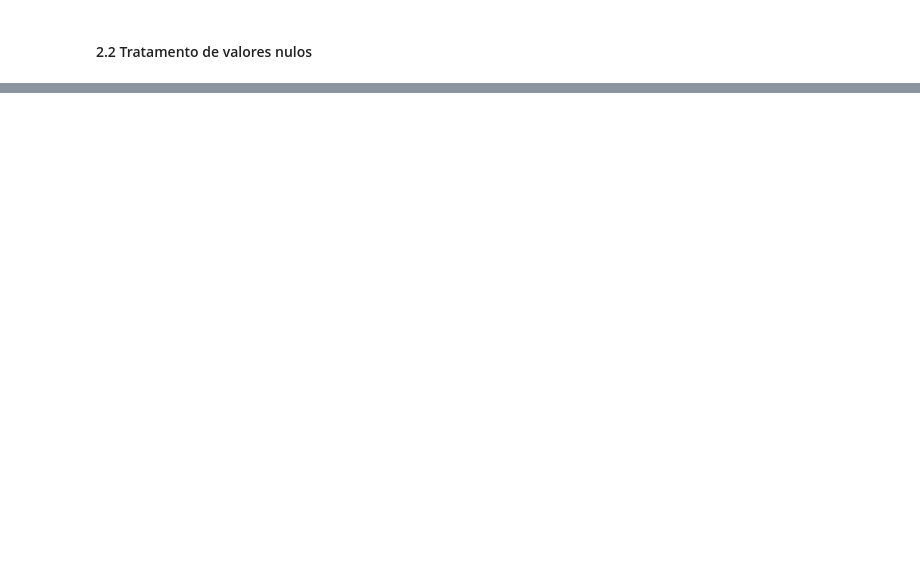
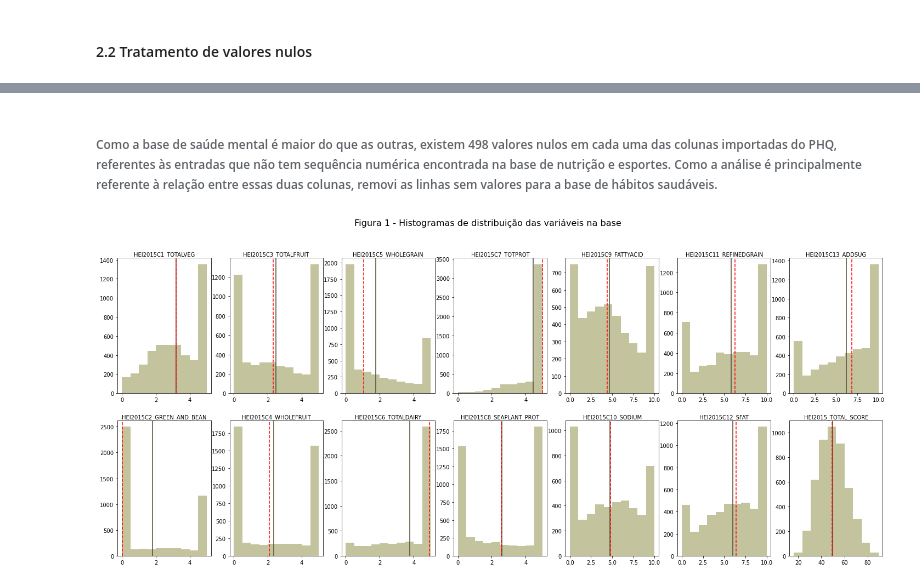
Before and after one commit to LissesCastro/Desafio-Inferencia, a Jupyter notebook: Desafio-Inferencia.ipynb, the cells around one changed output, grey strips where cells are left out. Cells and saved outputs as stored; diff of their text form; code cells hidden in the pictures; blank space fills up the shorter version.

```diff
--- a/Desafio-Inferencia.ipynb
+++ b/Desafio-Inferencia.ipynb
@@ -41,4 +47,4 @@ base_PHQ.shape
 # %%
 #JOIN DAS COLUNAS POR MÉTODO OUTER JOIN, PARA PEGAR AS COLUNAS ÚNICAS DAS DUAS BASES
-base = base_PHQ.merge(base_PAG_HEI, on='SEQN', how='outer')
-base.to_csv('base_agrupada.csv')
+base = base_PHQ.merge(base_PAG_HEI, on='SEQN', how='inner')
+base.to_csv('base_agrupada_inner.csv')
@@ -128,0 +115,7 @@ for item in base.loc[:, 'HEI2015C1_TOTALVEG': 'HEI2015C13_ADDSUG']:
+# %%
+#FALTA, AINDA, CHECAR SE NÃO EXISTEM VALORES ESTRANHOS NOS SCORES DO HEI, NESSE CASO, VERIFICO OS NÚMEROS MÍNIMOS E MÁXIMOS PARA SABER SE NÃO EXISTE NENHUM NÚMERO ESTRANHO ÀS BASES
+
+for col in base.loc[:, 'HEI2015C1_TOTALVEG': 'HEI2015C13_ADDSUG']:
+    min_ = base[col].min()
+    max_ = base[col].max()
+    print(f'Na coluna {base[col].name} o valor mínimo é {min_} e o valor máximo é {max_}')
@@ -130,3 +139,5 @@ for item in base.loc[:, 'HEI2015C1_TOTALVEG': 'HEI2015C13_ADDSUG']:
 #### 2.2 Tratamento de valores nulos
 # %%
 #ENCONTRANDO OS VALORES NULOS DA BASE
+base.isnull().sum()
+base.dropna(axis=0, subset='DPQ010', inplace=True)
@@ -132,0 +162,30 @@ for item in base.loc[:, 'HEI2015C1_TOTALVEG': 'HEI2015C13_ADDSUG']:
+# %% [markdown]
+###### Como a base de saúde mental é maior do que as outras, existem 498 valores nulos em cada uma das colunas importadas do PHQ, referentes às entradas que não tem sequência numérica encontrada na base de nutrição e esportes. Como a análise é principalmente referente à relação entre essas duas colunas, removi as linhas sem valores para a base de hábitos saudáveis.
+# %%
+#COM OS VALORES NULOS REFERENTES AO PHQ REMOVIDOS, É HORA DE TRATAR OS NULOS DAS BASES DE HÁBITOS SAUDÁVEIS. PARA O CASO DA VARIÁVEL CATEGÓRICA O PREENCHIMENTO É FEITO COM A MODA, ISSO É, A CATEGORIA QUE APARECE MAIS. NO CASO DOS DADOS NUMÉRICOS É NECESSÁRIO, PRIMEIRO, VERIFICAR A DISTRIBUIÇÃO DOS DADOS, CASO AS DISTRIBUIÇÕES SEJAM NORMAIS, SERÁ ADOTADO A MÉDIA PARA PREECHIMENTO DOS DADOS FALTANTES, CASO A DISTRIBUIÇÃO SEJA DESIGUAL OS DADOS SERÃO TRATADOS COM A UTILIZAÇÃO DA MEDIANA.
+
+lista_histogramas = [base[col].name for col in base.columns if base[col].name[0:7] == 'HEI2015']
+
+def plot_histogramas(lista):
+    figure, axes = plt.subplots(2, round(len(lista_histogramas)/2), figsize=(25,10), facecolor='white')
+
+    x, y = 0, 0
+    for col in lista:
+        axes[x, y].hist(x=base[col], color='#C3C49E')
+        axes[x, y].axvline(base[col].mean(), color='#524632')
+        axes[x, y].axvline(base[col].median(), color='red', linestyle='--')
+        axes[x, y].set_xlabel(col)
+        axes[x, y].xaxis.set_label_position('top')
+        if x == y == 0:
+            x += 1
+        elif x == 1:
+            y += 1
+            x = 0
+        elif x == 0:
+            x += 1
+
+    figure.suptitle('Figura 1 - Histogramas de distribuição das variáveis na base', fontsize=16)
+# %%
+plot_histogramas(lista_histogramas)
+# %% [output]
+[figure, added]
```
Also changed, not shown: parts of 11 cells of this notebook, 1 other file.
